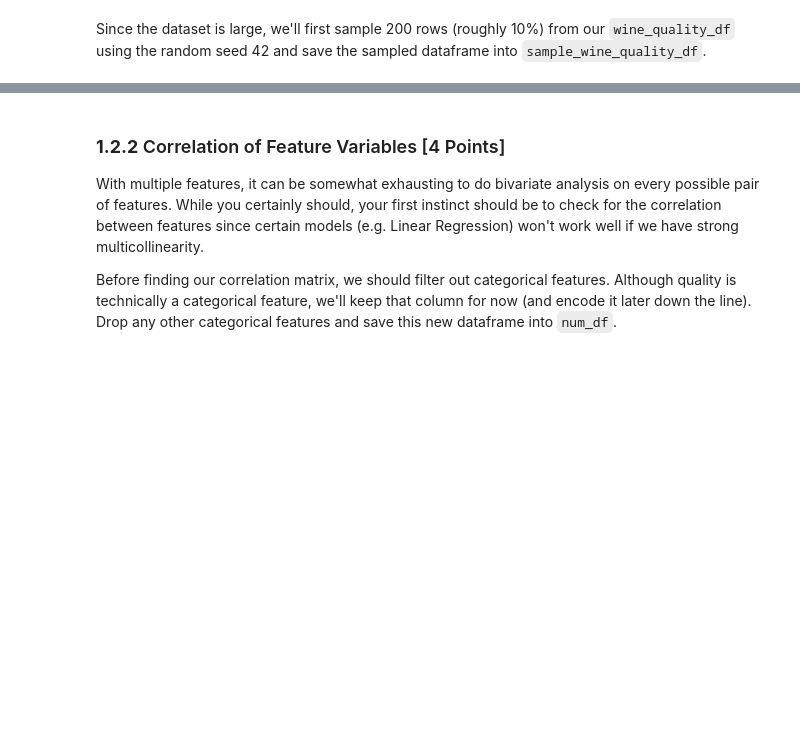
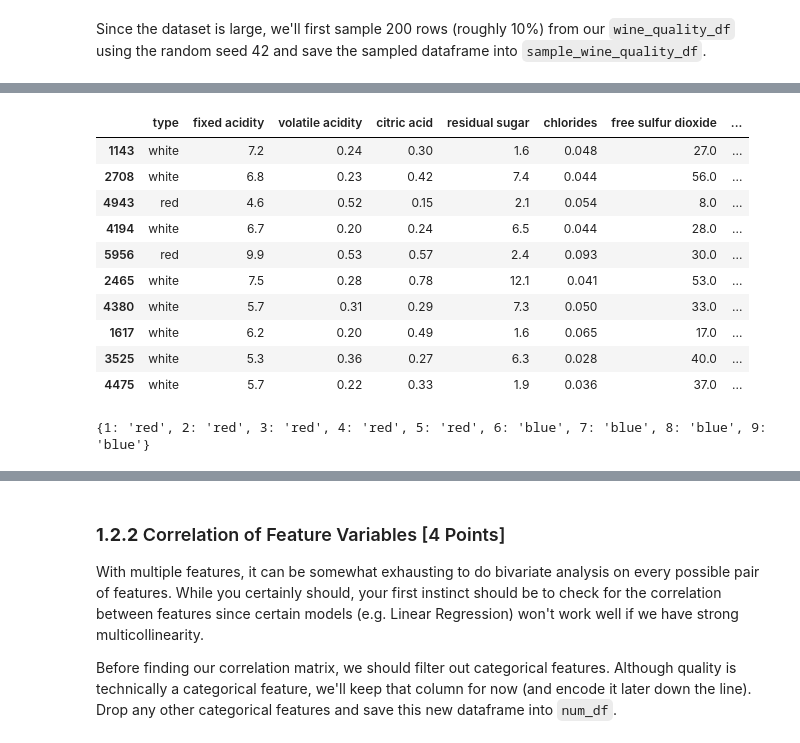
Before and after one commit to YanfuOu/CIS545, a Jupyter notebook: Yanfu_F24_HW4_Student_Version.ipynb, the cells around one changed output, grey strips where cells are left out. Cells and saved outputs as stored; diff of their text form; code cells hidden in the pictures; blank space fills up the shorter version.

```diff
--- a/Yanfu_F24_HW4_Student_Version.ipynb
+++ b/Yanfu_F24_HW4_Student_Version.ipynb
@@ -281,0 +289,20 @@ grader.grade(test_case_id = 'sampling_for_visualization', answer = sampled_wine_
+# %%
+test_copy = sampled_wine_quality_df.head(10)
+test_copy
+# %% [output]
+|  | type | fixed acidity | volatile acidity | citric acid | residual sugar | chlorides | free sulfur dioxide | ... |
+| 1143 | white | 7.2 | 0.24 | 0.30 | 1.6 | 0.048 | 27.0 | ... |
+| 2708 | white | 6.8 | 0.23 | 0.42 | 7.4 | 0.044 | 56.0 | ... |
+| 4943 | red | 4.6 | 0.52 | 0.15 | 2.1 | 0.054 | 8.0 | ... |
+| 4194 | white | 6.7 | 0.20 | 0.24 | 6.5 | 0.044 | 28.0 | ... |
+| 5956 | red | 9.9 | 0.53 | 0.57 | 2.4 | 0.093 | 30.0 | ... |
+| 2465 | white | 7.5 | 0.28 | 0.78 | 12.1 | 0.041 | 53.0 | ... |
+| 4380 | white | 5.7 | 0.31 | 0.29 | 7.3 | 0.050 | 33.0 | ... |
+| 1617 | white | 6.2 | 0.20 | 0.49 | 1.6 | 0.065 | 17.0 | ... |
+| 3525 | white | 5.3 | 0.36 | 0.27 | 6.3 | 0.028 | 40.0 | ... |
+| 4475 | white | 5.7 | 0.22 | 0.33 | 1.9 | 0.036 | 37.0 | ... |
+# %%
+quality_colors = { i: 'red' if i < 6 else 'blue' for i in range(1, 10)}
+print(quality_colors)
+# %% [output]
+{1: 'red', 2: 'red', 3: 'red', 4: 'red', 5: 'red', 6: 'blue', 7: 'blue', 8: 'blue', 9: 'blue'}
```
Also changed, not shown: parts of 5 cells of this notebook.
